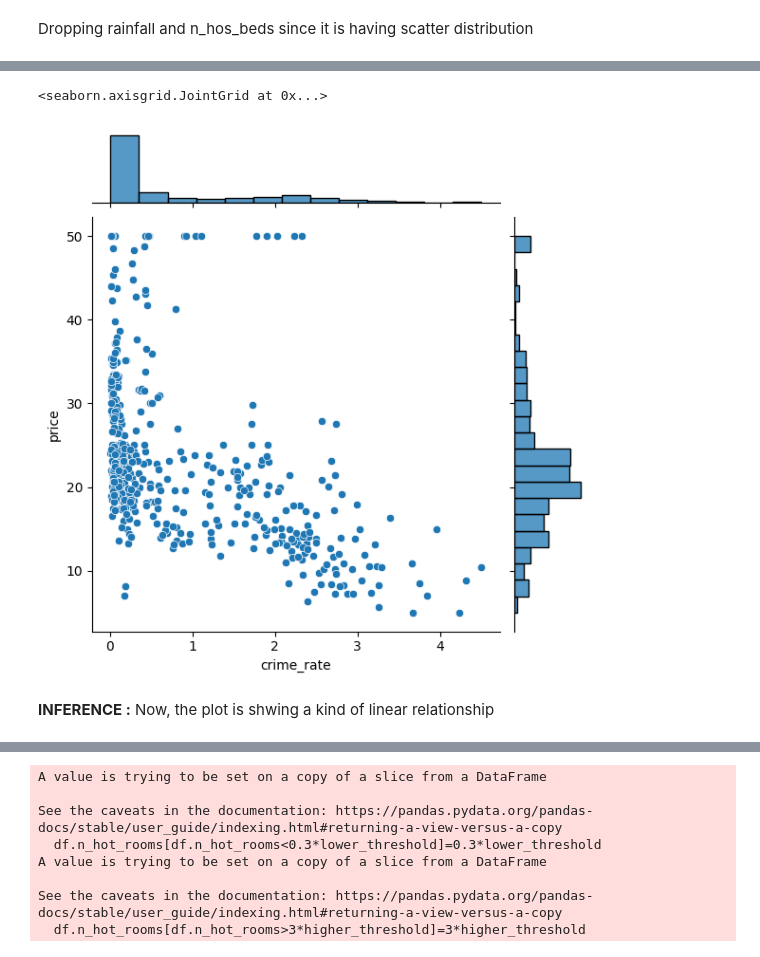
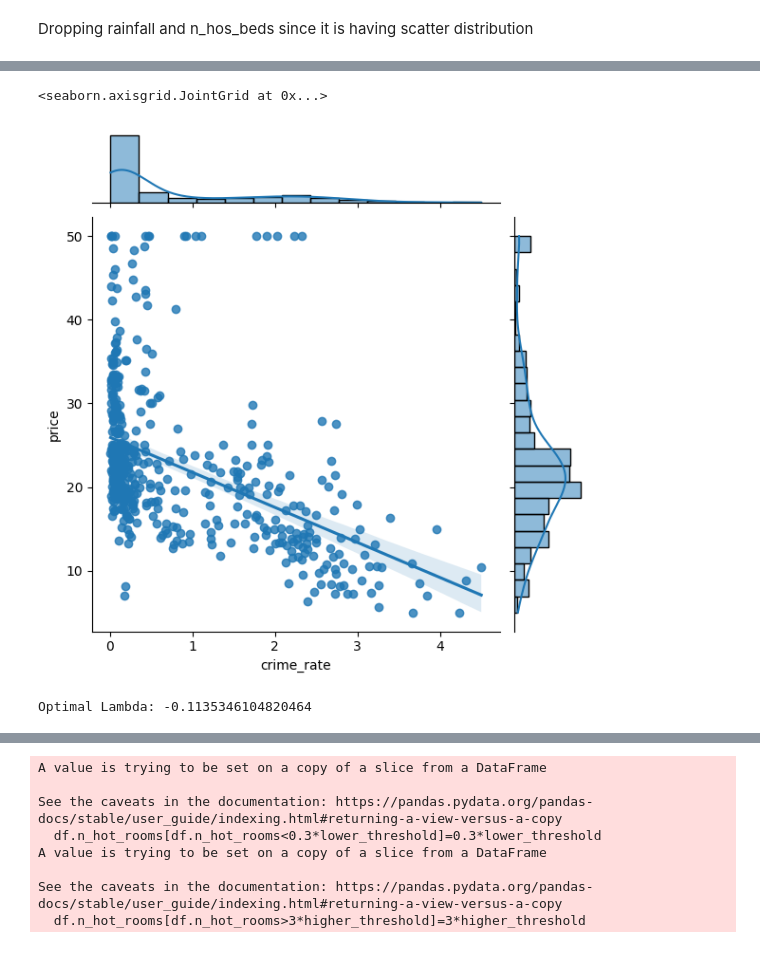
Before and after one commit to Senthil-Riddhish/Data_Analysis_, a Jupyter notebook: House-price-prediction.ipynb, the cells around one changed output, grey strips where cells are left out. Drawn from its saved outputs; the diff is of its cells as text; code cells hidden in the pictures.

```diff
--- a/House-price-prediction.ipynb
+++ b/House-price-prediction.ipynb
@@ -115 +113,3 @@ Here, n_hot_rooms could able to internpret that it has outliers
+# %%
+df=df.fillna(df.mean())
 # %% [markdown]
@@ -158,9 +166,21 @@ Normalizing those crime_rate column lograthimically since it has polynomial dist
+# %%
+import copy
+df1= copy.deepcopy(df)
+df2= copy.deepcopy(df)
 # %%
-df["crime_rate"]=np.log(1+df.crime_rate)
+df2["crime_rate"]=np.log(1+df2.crime_rate)
 # %%
-sns.jointplot(data=df,x="crime_rate",y="price")
+sns.jointplot(data=df2,x="crime_rate",y="price",kind="reg")
 # %% [output]
 <seaborn.axisgrid.JointGrid at 0x...>
-[figure, old version]
+[figure, new version]
-# %% [markdown]
-**INFERENCE :** Now, the plot is shwing a kind of linear relationship
+# %%
+from scipy import stats
+
+# Perform Box-Cox transformation
+transformed_data, lambda_ = stats.boxcox(df1["crime_rate"])
+
+# Print the optimal lambda value
+print("Optimal Lambda:", lambda_)
+# %% [output]
+Optimal Lambda: -0.1135346104820464
```
Also changed, not shown: parts of 39 cells of this notebook.
